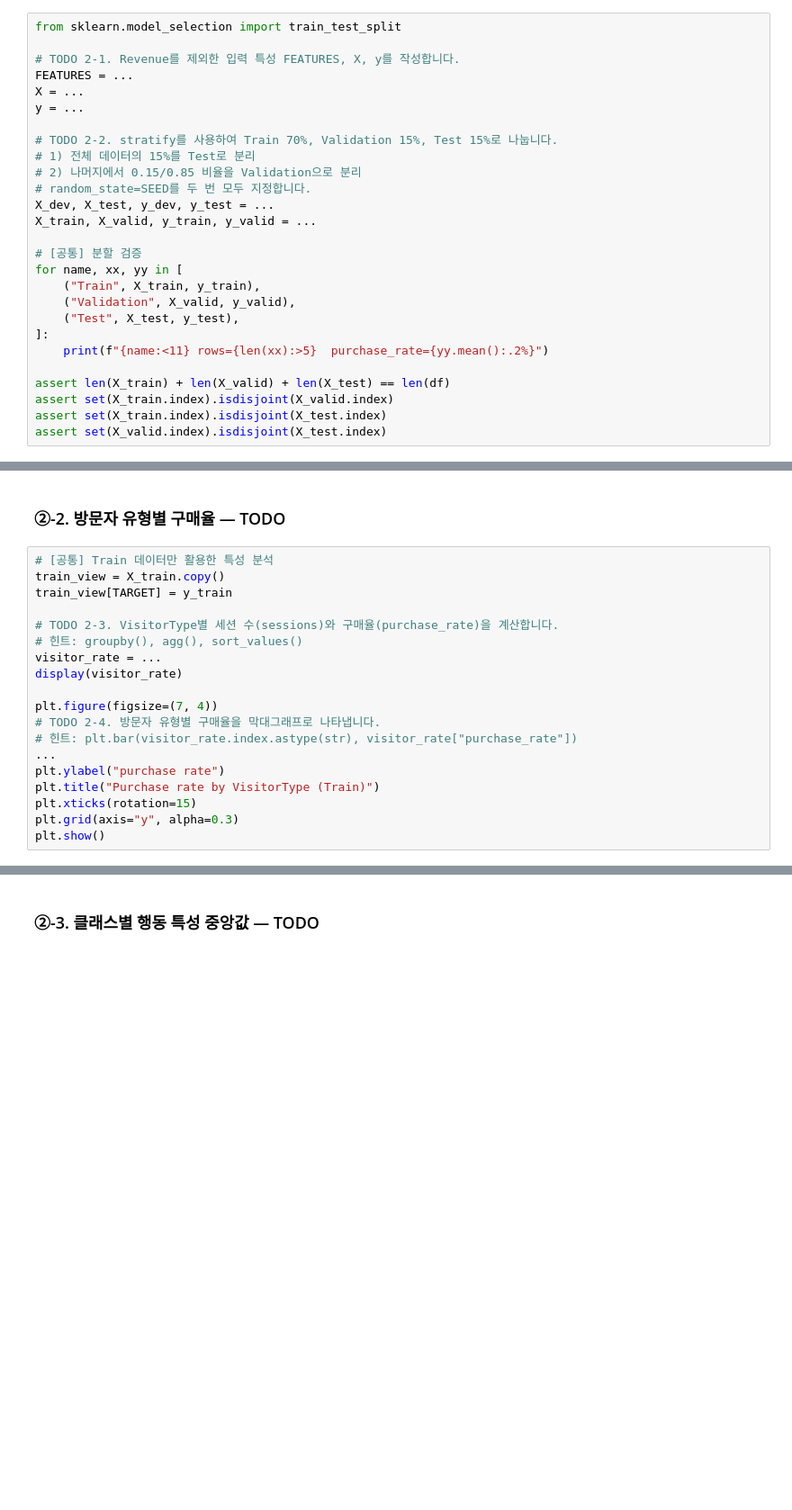
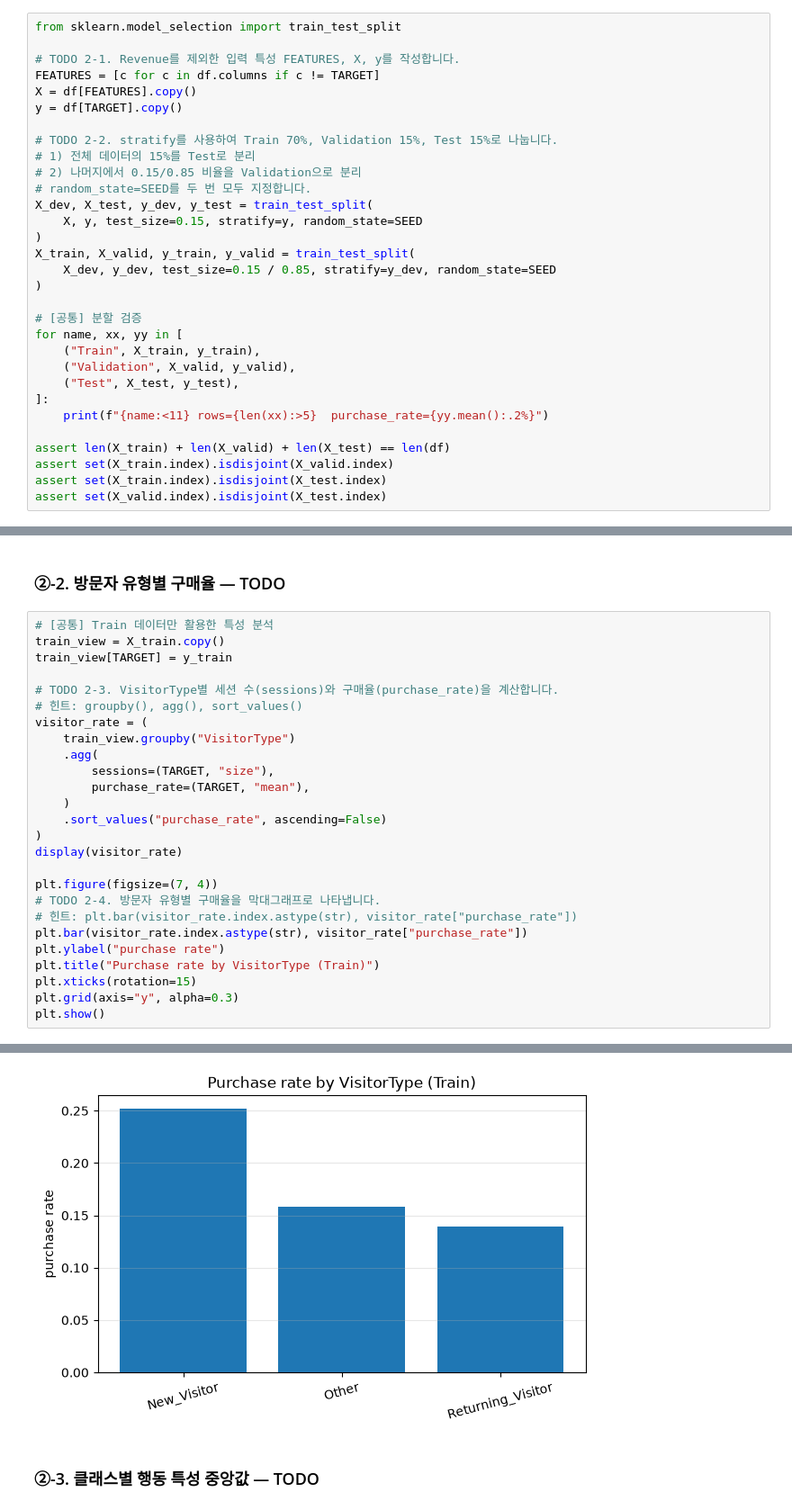
Before and after one commit to Gotti0/ai-mini-projects, a Jupyter notebook: mini-project-01/code/02_classification_online_shopping.ipynb, the cells around one changed output, grey strips where cells are left out. Shown at 90% size. Drawn from its saved outputs; the diff is of its cells as text; blank space fills up the shorter version.

```diff
--- a/mini-project-01/code/02_classification_online_shopping.ipynb
+++ b/mini-project-01/code/02_classification_online_shopping.ipynb
@@ -180,16 +180,20 @@ plt.show()
 from sklearn.model_selection import train_test_split
 
 # TODO 2-1. Revenue를 제외한 입력 특성 FEATURES, X, y를 작성합니다.
-FEATURES = ...
-X = ...
-y = ...
+FEATURES = [c for c in df.columns if c != TARGET]
+X = df[FEATURES].copy()
+y = df[TARGET].copy()
 
 # TODO 2-2. stratify를 사용하여 Train 70%, Validation 15%, Test 15%로 나눕니다.
 # 1) 전체 데이터의 15%를 Test로 분리
 # 2) 나머지에서 0.15/0.85 비율을 Validation으로 분리
 # random_state=SEED를 두 번 모두 지정합니다.
-X_dev, X_test, y_dev, y_test = ...
-X_train, X_valid, y_train, y_valid = ...
+X_dev, X_test, y_dev, y_test = train_test_split(
+    X, y, test_size=0.15, stratify=y, random_state=SEED
+)
+X_train, X_valid, y_train, y_valid = train_test_split(
+    X_dev, y_dev, test_size=0.15 / 0.85, stratify=y_dev, random_state=SEED
+)
 
 # [공통] 분할 검증
 for name, xx, yy in [
@@ -212,15 +220,23 @@ train_view[TARGET] = y_train
 
 # TODO 2-3. VisitorType별 세션 수(sessions)와 구매율(purchase_rate)을 계산합니다.
 # 힌트: groupby(), agg(), sort_values()
-visitor_rate = ...
+visitor_rate = (
+    train_view.groupby("VisitorType")
+    .agg(
+        sessions=(TARGET, "size"),
+        purchase_rate=(TARGET, "mean"),
+    )
+    .sort_values("purchase_rate", ascending=False)
+)
 display(visitor_rate)
 
 plt.figure(figsize=(7, 4))
 # TODO 2-4. 방문자 유형별 구매율을 막대그래프로 나타냅니다.
 # 힌트: plt.bar(visitor_rate.index.astype(str), visitor_rate["purchase_rate"])
-...
+plt.bar(visitor_rate.index.astype(str), visitor_rate["purchase_rate"])
 plt.ylabel("purchase rate")
 plt.title("Purchase rate by VisitorType (Train)")
 plt.xticks(rotation=15)
 plt.grid(axis="y", alpha=0.3)
 plt.show()
+# %% [output]
@@ -227,3 +248,4 @@ plt.show()
+[figure, added]
 # %% [markdown]
 ### ②-3. 클래스별 행동 특성 중앙값 — TODO
 # %%
```
Also changed, not shown: parts of 3 cells of this notebook.
